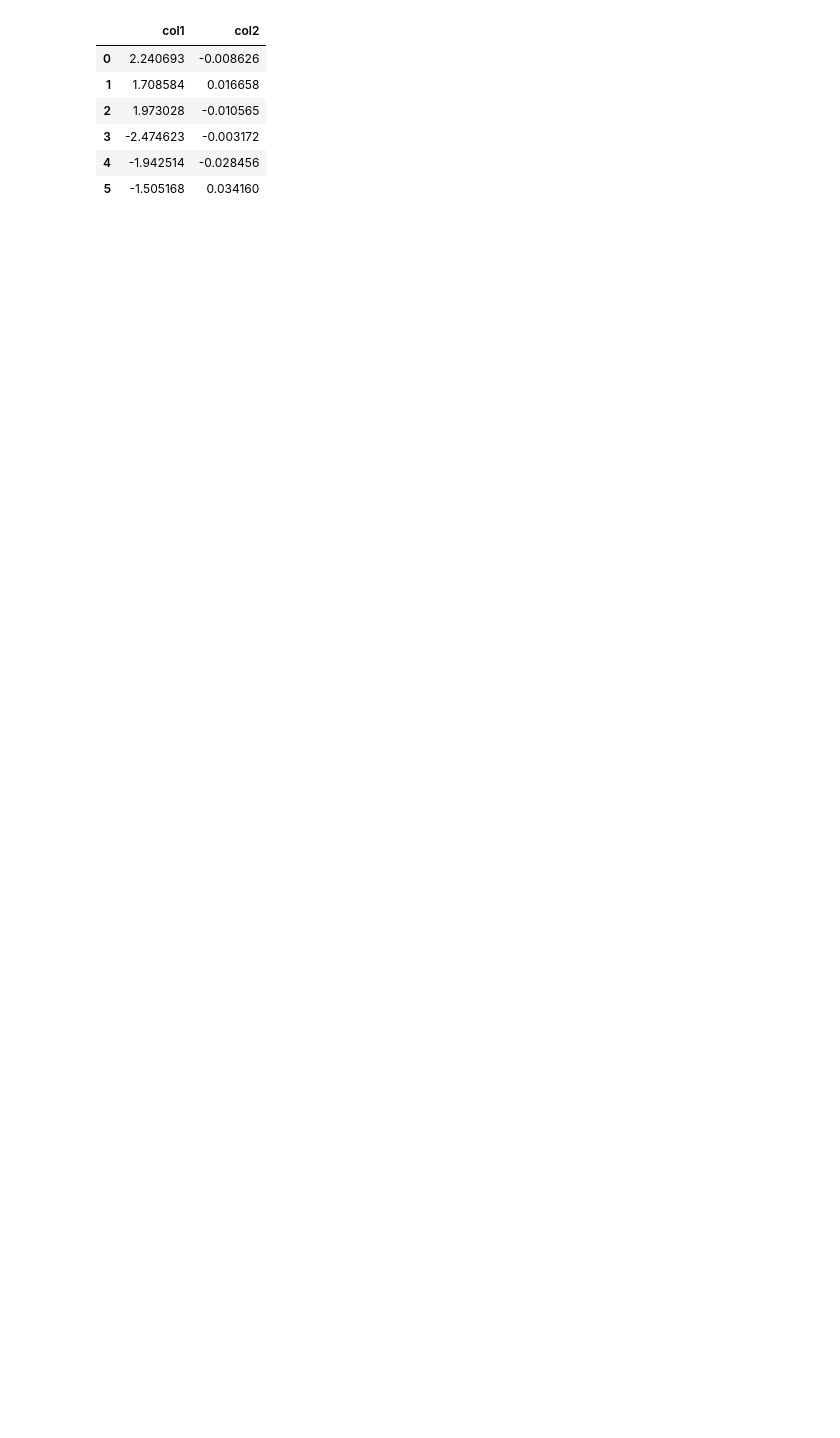
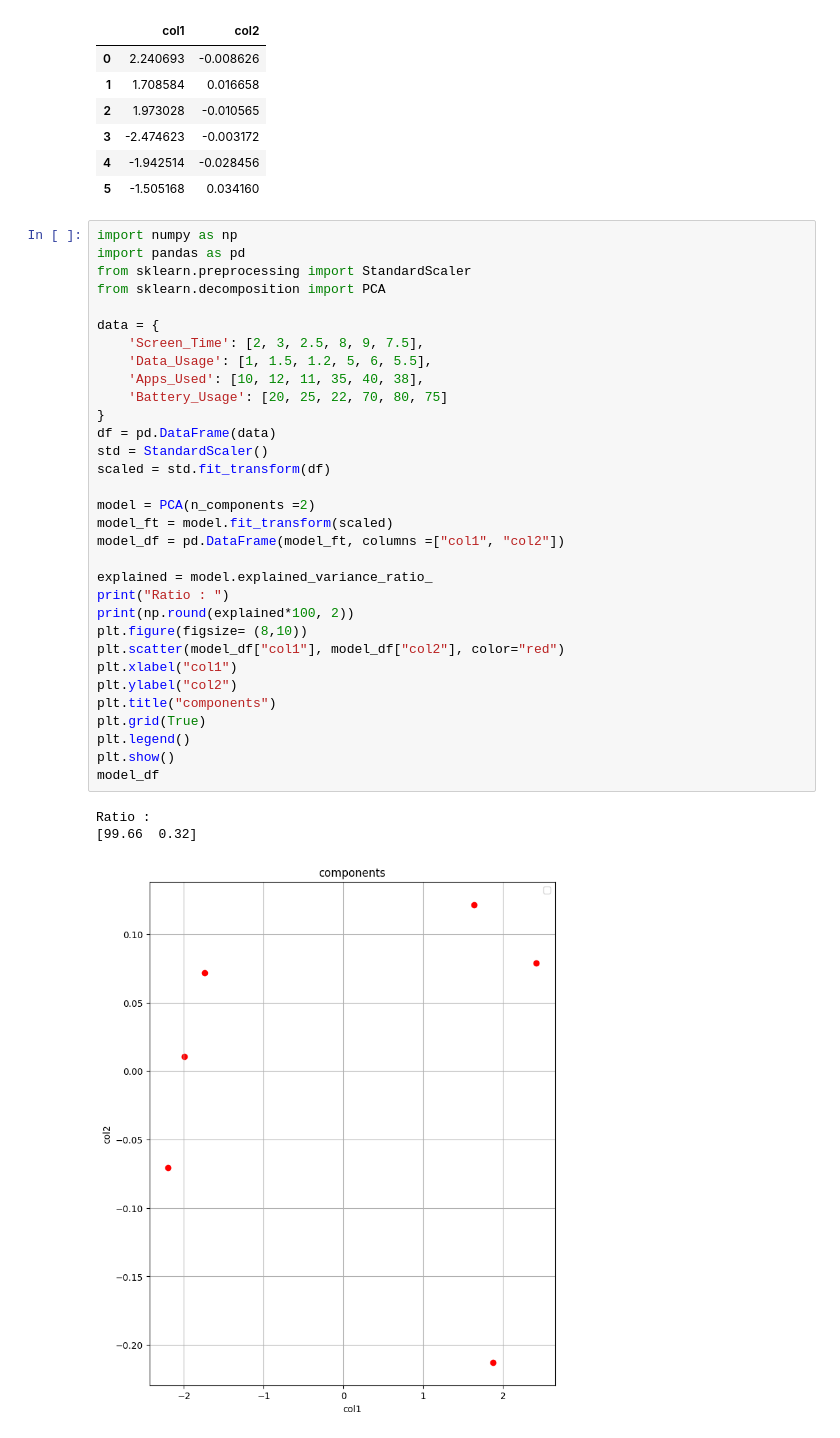
Before and after one commit to ayushpalse01012023-byte/student-performance-app, a Jupyter notebook: pca.ipynb, the cells around one changed output. Drawn from its saved outputs; the diff is of its cells as text; blank space fills up the shorter version.

```diff
--- a/pca.ipynb
+++ b/pca.ipynb
@@ -82,3 +82,39 @@ Ratio :
 | 3 | -2.474623 | -0.003172 |
 | 4 | -1.942514 | -0.028456 |
 | 5 | -1.505168 | 0.034160 |
+# %%
+import numpy as np
+import pandas as pd
+from sklearn.preprocessing import StandardScaler
+from sklearn.decomposition import PCA
+
+data = {
+    'Screen_Time': [2, 3, 2.5, 8, 9, 7.5],
+    'Data_Usage': [1, 1.5, 1.2, 5, 6, 5.5],
+    'Apps_Used': [10, 12, 11, 35, 40, 38],
+    'Battery_Usage': [20, 25, 22, 70, 80, 75]
+}
+df = pd.DataFrame(data)
+std = StandardScaler()
+scaled = std.fit_transform(df)
+
+model = PCA(n_components =2)
+model_ft = model.fit_transform(scaled)
+model_df = pd.DataFrame(model_ft, columns =["col1", "col2"])
+
+explained = model.explained_variance_ratio_
+print("Ratio : ")
+print(np.round(explained*100, 2))
+plt.figure(figsize= (8,10))
+plt.scatter(model_df["col1"], model_df["col2"], color="red")
+plt.xlabel("col1")
+plt.ylabel("col2")
+plt.title("components")
+plt.grid(True)
+plt.legend()
+plt.show()
+model_df
+# %% [output]
+Ratio :
+[99.66  0.32]
+[figure, added]
```
Also changed, not shown: parts of 1 cell of this notebook.
